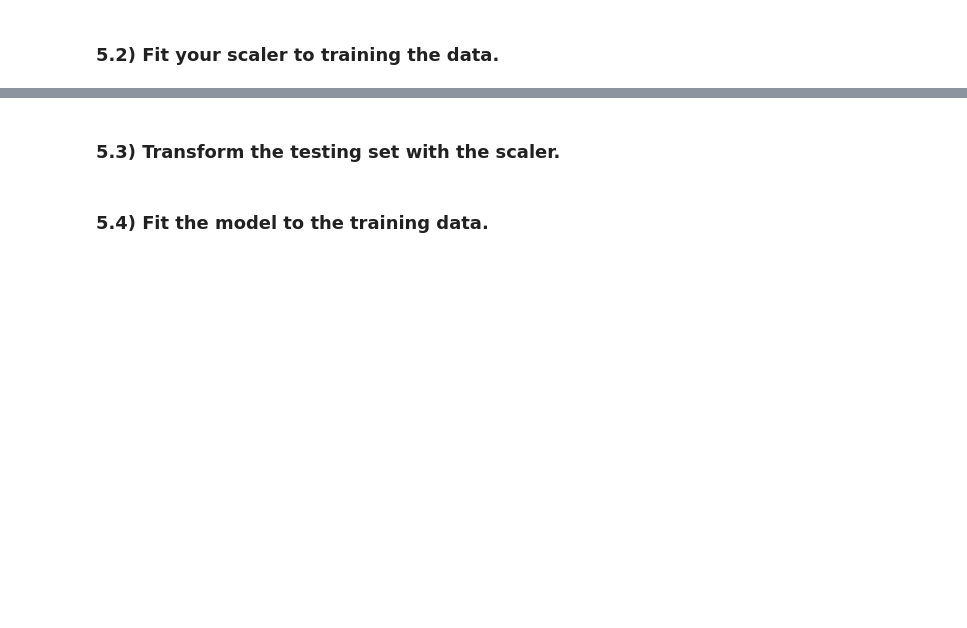
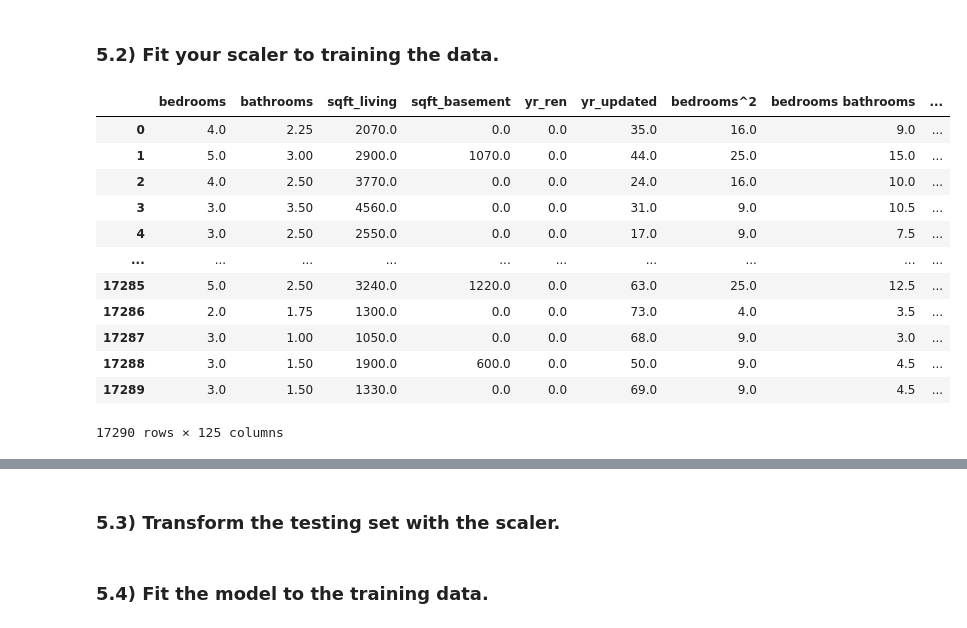
Before and after one commit to Astroraf/Housing_Predictions_Model, a Jupyter notebook: working_notebooks/play_bakeoff_modeling_process.ipynb, the cells around one changed output, grey strips where cells are left out. Cells and saved outputs as stored; diff of their text form; code cells hidden in the pictures; blank space fills up the shorter version.

```diff
--- a/working_notebooks/play_bakeoff_modeling_process.ipynb
+++ b/working_notebooks/play_bakeoff_modeling_process.ipynb
@@ -555,4 +600,4 @@ model_test(hf, features, target)
 # %%
 not_poly_fts = [x for x in hf.columns if x not in poly_df]
 # %%
-hf = pd.merge(poly_df, hf[not_poly_fts], left_index=True, right_index=True)
+poly_df = pd.merge(poly_df, hf[not_poly_fts], left_index=True, right_index=True)
@@ -561 +604,17 @@ hf.shape
+# %%
+poly_df
+# %% [output]
+|  | bedrooms | bathrooms | sqft_living | sqft_basement | yr_ren | yr_updated | bedrooms^2 | bedrooms bathrooms | ... |
+| 0 | 4.0 | 2.25 | 2070.0 | 0.0 | 0.0 | 35.0 | 16.0 | 9.0 | ... |
+| 1 | 5.0 | 3.00 | 2900.0 | 1070.0 | 0.0 | 44.0 | 25.0 | 15.0 | ... |
+| 2 | 4.0 | 2.50 | 3770.0 | 0.0 | 0.0 | 24.0 | 16.0 | 10.0 | ... |
+| 3 | 3.0 | 3.50 | 4560.0 | 0.0 | 0.0 | 31.0 | 9.0 | 10.5 | ... |
+| 4 | 3.0 | 2.50 | 2550.0 | 0.0 | 0.0 | 17.0 | 9.0 | 7.5 | ... |
+| ... | ... | ... | ... | ... | ... | ... | ... | ... | ... |
+| 17285 | 5.0 | 2.50 | 3240.0 | 1220.0 | 0.0 | 63.0 | 25.0 | 12.5 | ... |
+| 17286 | 2.0 | 1.75 | 1300.0 | 0.0 | 0.0 | 73.0 | 4.0 | 3.5 | ... |
+| 17287 | 3.0 | 1.00 | 1050.0 | 0.0 | 0.0 | 68.0 | 9.0 | 3.0 | ... |
+| 17288 | 3.0 | 1.50 | 1900.0 | 600.0 | 0.0 | 50.0 | 9.0 | 4.5 | ... |
+| 17289 | 3.0 | 1.50 | 1330.0 | 0.0 | 0.0 | 69.0 | 9.0 | 4.5 | ... |
+17290 rows × 125 columns
 # %%
```
Also changed, not shown: parts of 21 cells of this notebook, 4 other files.
